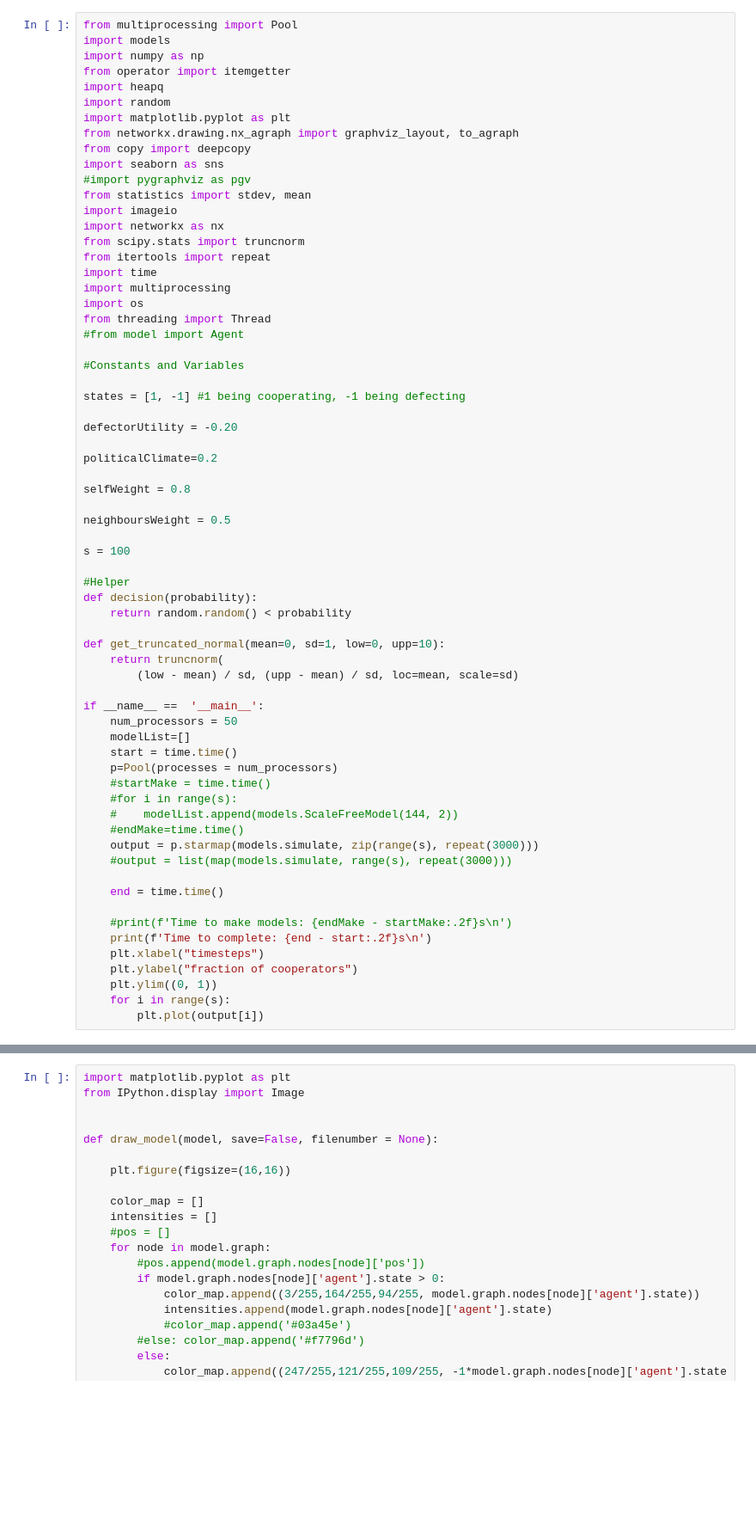
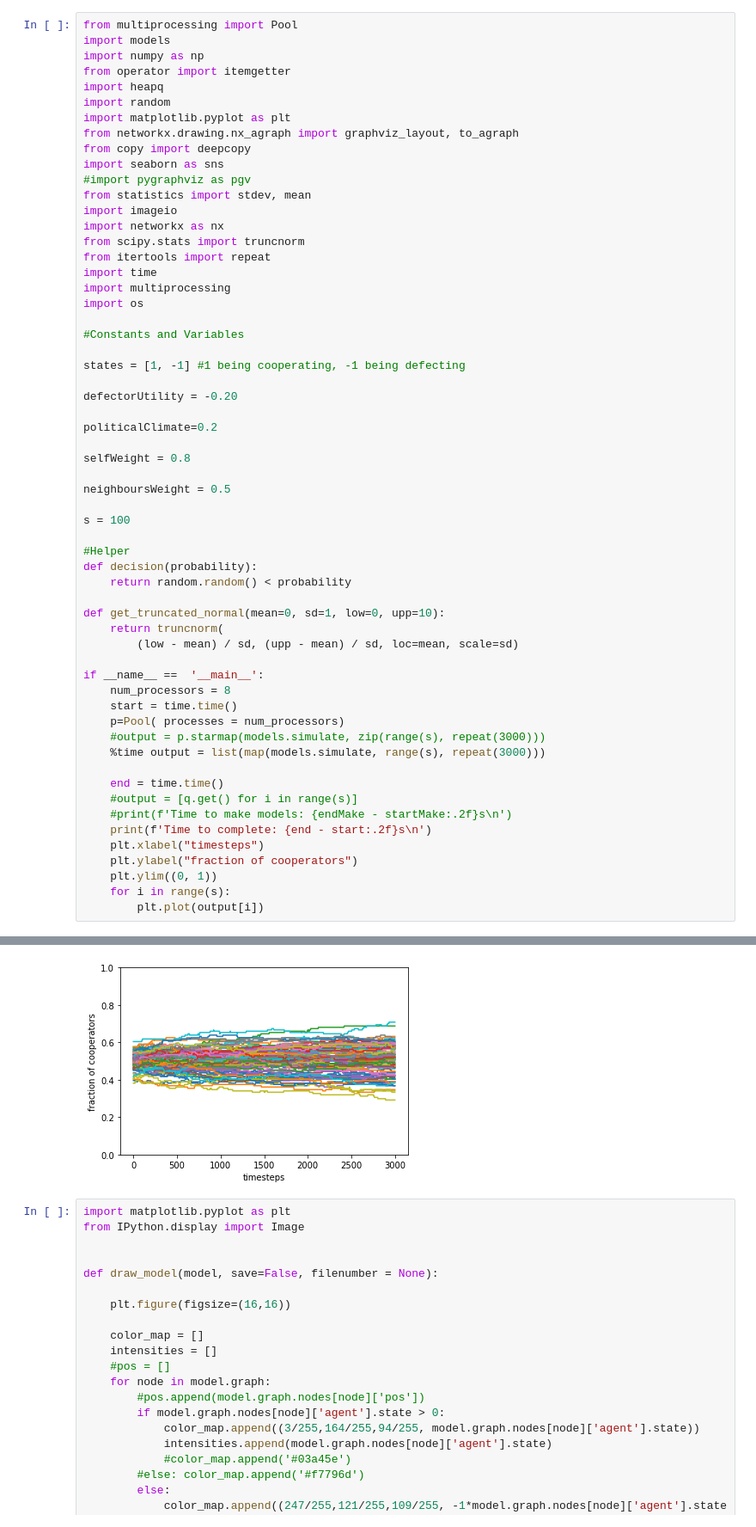
Before and after one commit to sigridbra/project-collective-altruism, a Jupyter notebook: Untitled.ipynb, the cells around one changed output, grey strips where cells are left out. Shown: that part at 86% size. Cells and saved outputs as stored; diff of their text form; blank space fills up the shorter version.

Commit message:
parallellized with pool

```diff
--- a/Untitled.ipynb
+++ b/Untitled.ipynb
@@ -18,8 +18,6 @@ from itertools import repeat
 import time
 import multiprocessing
 import os
-from threading import Thread
-#from model import Agent
 
 #Constants and Variables
 
@@ -44,19 +42,14 @@ def get_truncated_normal(mean=0, sd=1, low=0, upp=10):
         (low - mean) / sd, (upp - mean) / sd, loc=mean, scale=sd)
 
 if __name__ ==  '__main__':
-    num_processors = 50
-    modelList=[]
+    num_processors = 8
     start = time.time()
-    p=Pool(processes = num_processors)
-    #startMake = time.time()
-    #for i in range(s):
-    #    modelList.append(models.ScaleFreeModel(144, 2))
-    #endMake=time.time()
-    output = p.starmap(models.simulate, zip(range(s), repeat(3000)))
-    #output = list(map(models.simulate, range(s), repeat(3000)))
+    p=Pool( processes = num_processors)
+    #output = p.starmap(models.simulate, zip(range(s), repeat(3000)))
+    %time output = list(map(models.simulate, range(s), repeat(3000)))
 
     end = time.time()
-
+    #output = [q.get() for i in range(s)]
     #print(f'Time to make models: {endMake - startMake:.2f}s\n')
     print(f'Time to complete: {end - start:.2f}s\n')
     plt.xlabel("timesteps")
@@ -69,3 +63,4 @@ MemoryError:
+[figure, added]
 # %%
 import matplotlib.pyplot as plt
 from IPython.display import Image
```
Also changed, not shown: parts of 2 cells of this notebook, 1 other file.
